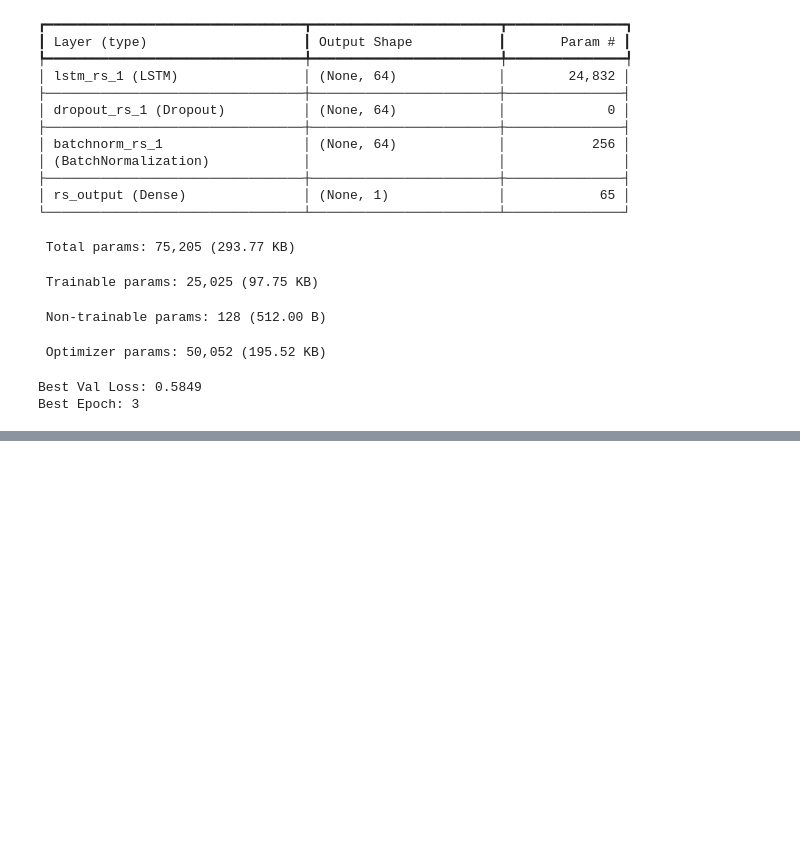
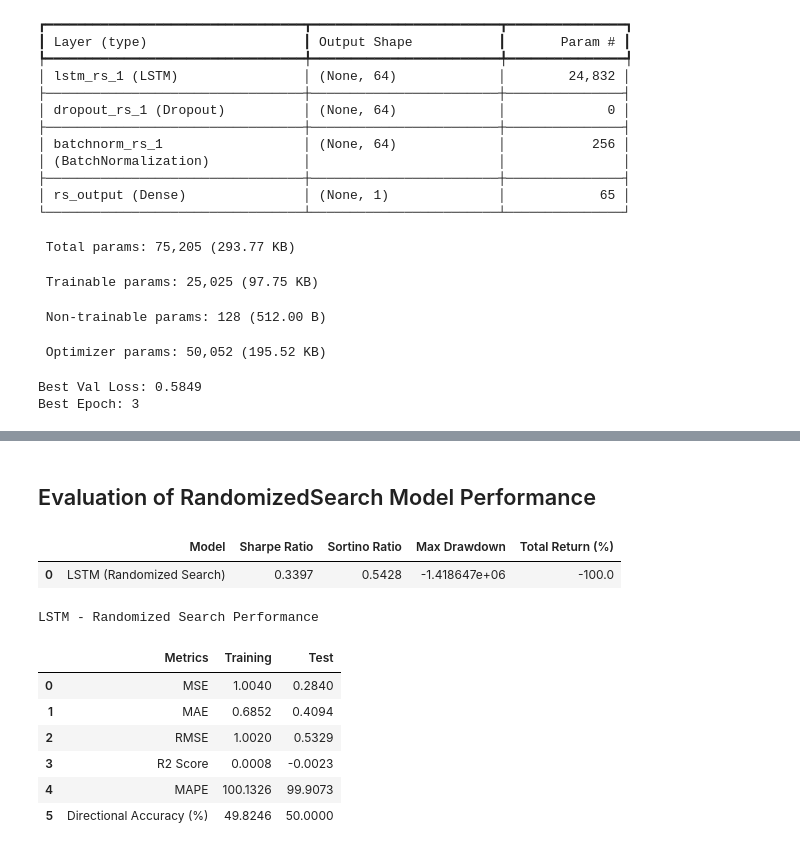
Before and after one commit to tshihab07/gold-price-forecasting, a Jupyter notebook: notebookes/model_LSTM.ipynb, the cells around one changed output, grey strips where cells are left out. Cells and saved outputs as stored; diff of their text form; code cells hidden in the pictures; blank space fills up the shorter version.

Commit message:
feat(evaluation): apply model to make prediction and evaulate model performance

```diff
--- a/notebookes/model_LSTM.ipynb
+++ b/notebookes/model_LSTM.ipynb
@@ -1273,0 +1276,8 @@ Best Epoch: 3
+# %%
+# make prediction on train sequence
+train_pred_scaled = random_model.predict(x_train_seq).flatten()
+y_train_pred_random = scaler_y.inverse_transform(train_pred_scaled.reshape(-1, 1)).flatten()
+
+# make prediction on test sequence
+test_pred_scaled = random_model.predict(x_test_seq).flatten()
+y_test_pred_random = scaler_y.inverse_transform(test_pred_scaled.reshape(-1, 1)).flatten()
@@ -1273,0 +1287,35 @@ Best Epoch: 3
+# %% [markdown]
+## Evaluation of RandomizedSearch Model Performance
+# %%
+# evaluation of train metrics
+train_metrics_random = Evaluator.calculate_metrics(y_train_seq, y_train_pred_random)
+
+# evaluation of test metrics
+test_metrics_random = Evaluator.calculate_metrics(y_test_seq, y_test_pred_random)
+# %%
+# calciulate directional accuracy
+train_acc_random = Evaluator.directional_accuracy(y_train_seq, y_train_pred_random)
+test_acc_random = Evaluator.directional_accuracy(y_test_seq, y_test_pred_random)
+# %%
+# calculate financial metrics of test data for random search model
+fin_random = Evaluator.financial_metrics('LSTM (Randomized Search)', y_test_seq, y_test_pred_random)
+
+display(fin_random)
+# %% [output]
+|  | Model | Sharpe Ratio | Sortino Ratio | Max Drawdown | Total Return (%) |
+| 0 | LSTM (Randomized Search) | 0.3397 | 0.5428 | -1.418647e+06 | -100.0 |
+# %%
+# random search model performance
+random_perf = Evaluator.performance_table(train_metrics_random + [train_acc_random], test_metrics_random + [test_acc_random])
+
+print("LSTM - Randomized Search Performance")
+display(random_perf)
+# %% [output]
+LSTM - Randomized Search Performance
+|  | Metrics | Training | Test |
+| 0 | MSE | 1.0040 | 0.2840 |
+| 1 | MAE | 0.6852 | 0.4094 |
+| 2 | RMSE | 1.0020 | 0.5329 |
+| 3 | R2 Score | 0.0008 | -0.0023 |
+| 4 | MAPE | 100.1326 | 99.9073 |
+| 5 | Directional Accuracy (%) | 49.8246 | 50.0000 |
```
Also changed, not shown: parts of 2 cells of this notebook.
